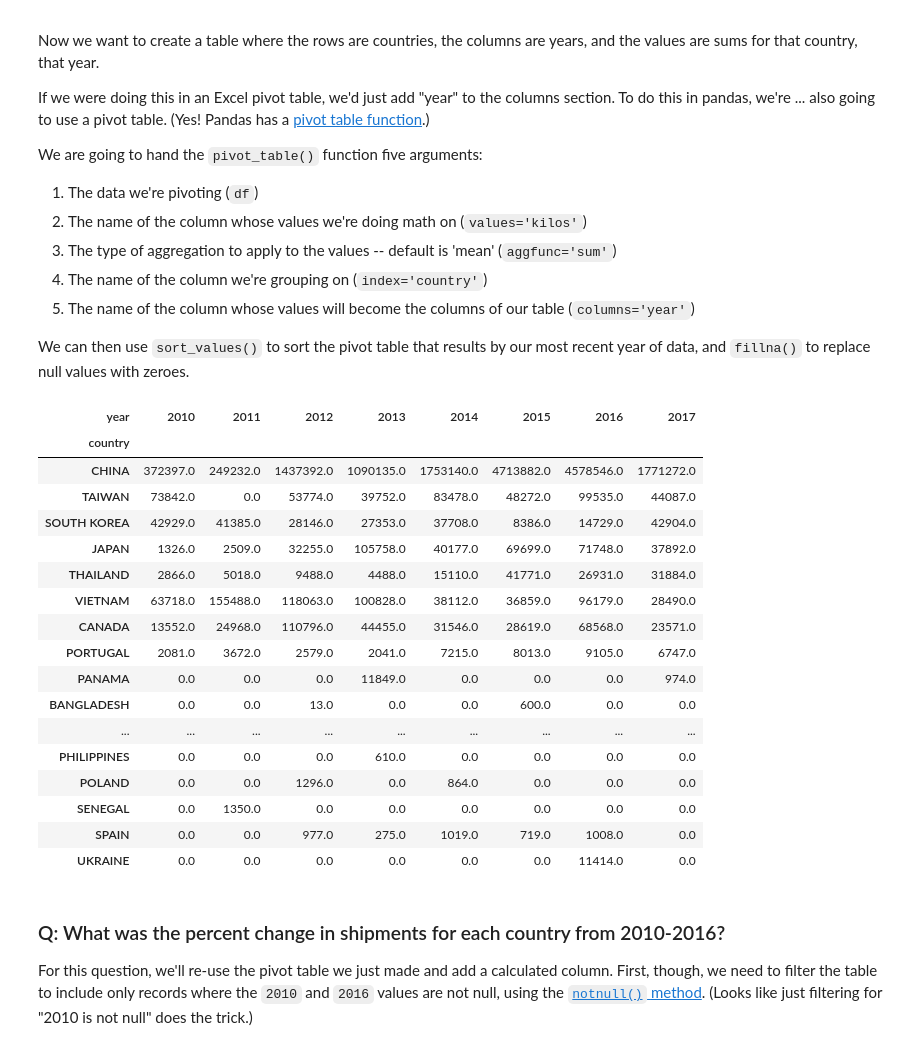
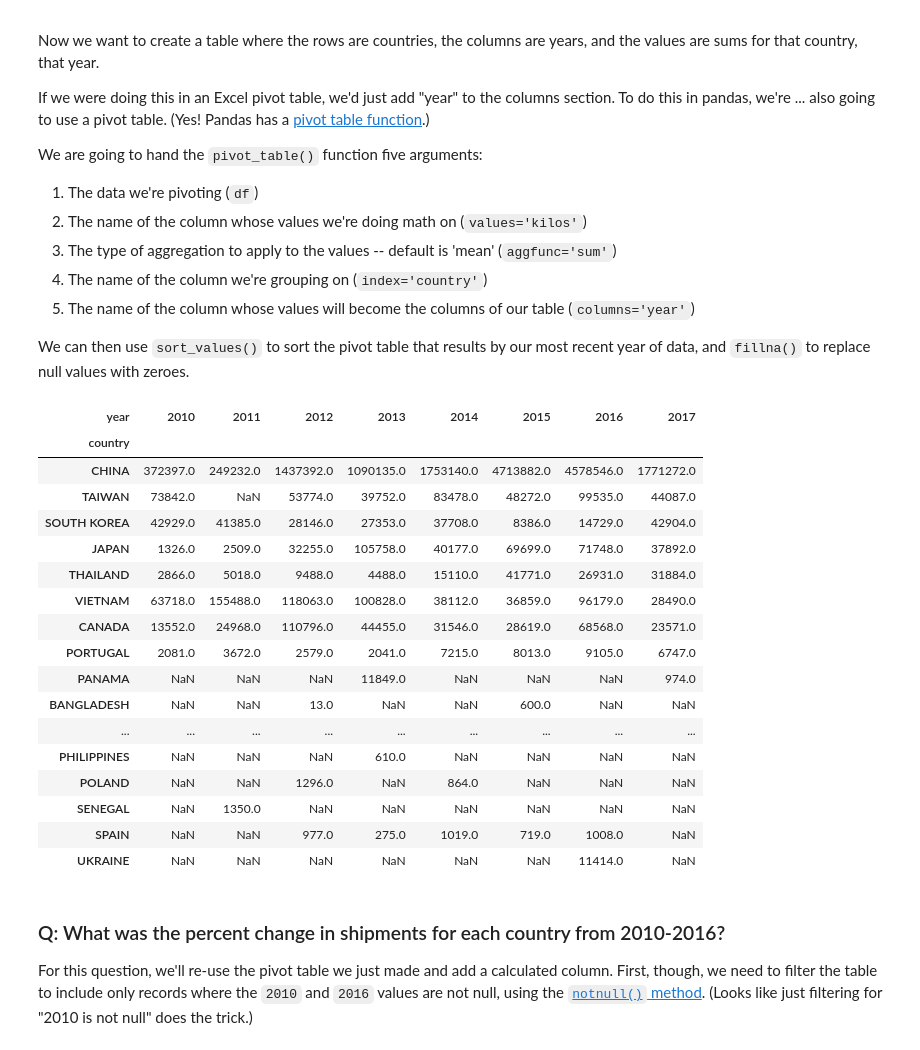
Before and after one commit to danforked/djnf-coding, a Jupyter notebook: 2018/class_exercises/completed/Data analysis with pandas - Eels.ipynb, the cells around one changed output. Saved outputs shown, nothing was run; the diff lists cells and outputs as text; code cells hidden in the pictures.

```diff
--- a/2018/class_exercises/completed/Data analysis with pandas - Eels.ipynb
+++ b/2018/class_exercises/completed/Data analysis with pandas - Eels.ipynb
@@ -172,27 +181,27 @@ pivoted_sums = pd.pivot_table(df,
                               values='kilos',
                               index='country',
                               columns='year')
-
-pivoted_sums.sort_values(2017, ascending=False).fillna(0)
-# %% [output]
-| year | 2010 | 2011 | 2012 | 2013 | 2014 | 2015 | 2016 | 2017 |
-| country |  |  |  |  |  |  |  |  |
-| CHINA | 372397.0 | 249232.0 | 1437392.0 | 1090135.0 | 1753140.0 | 4713882.0 | 4578546.0 | 1771272.0 |
-| TAIWAN | 73842.0 | 0.0 | 53774.0 | 39752.0 | 83478.0 | 48272.0 | 99535.0 | 44087.0 |
-| SOUTH KOREA | 42929.0 | 41385.0 | 28146.0 | 27353.0 | 37708.0 | 8386.0 | 14729.0 | 42904.0 |
-| JAPAN | 1326.0 | 2509.0 | 32255.0 | 105758.0 | 40177.0 | 69699.0 | 71748.0 | 37892.0 |
-| THAILAND | 2866.0 | 5018.0 | 9488.0 | 4488.0 | 15110.0 | 41771.0 | 26931.0 | 31884.0 |
-| VIETNAM | 63718.0 | 155488.0 | 118063.0 | 100828.0 | 38112.0 | 36859.0 | 96179.0 | 28490.0 |
-| CANADA | 13552.0 | 24968.0 | 110796.0 | 44455.0 | 31546.0 | 28619.0 | 68568.0 | 23571.0 |
-| PORTUGAL | 2081.0 | 3672.0 | 2579.0 | 2041.0 | 7215.0 | 8013.0 | 9105.0 | 6747.0 |
-| PANAMA | 0.0 | 0.0 | 0.0 | 11849.0 | 0.0 | 0.0 | 0.0 | 974.0 |
-| BANGLADESH | 0.0 | 0.0 | 13.0 | 0.0 | 0.0 | 600.0 | 0.0 | 0.0 |
-| ... | ... | ... | ... | ... | ... | ... | ... | ... |
-| PHILIPPINES | 0.0 | 0.0 | 0.0 | 610.0 | 0.0 | 0.0 | 0.0 | 0.0 |
-| POLAND | 0.0 | 0.0 | 1296.0 | 0.0 | 864.0 | 0.0 | 0.0 | 0.0 |
-| SENEGAL | 0.0 | 1350.0 | 0.0 | 0.0 | 0.0 | 0.0 | 0.0 | 0.0 |
-| SPAIN | 0.0 | 0.0 | 977.0 | 275.0 | 1019.0 | 719.0 | 1008.0 | 0.0 |
-| UKRAINE | 0.0 | 0.0 | 0.0 | 0.0 | 0.0 | 0.0 | 11414.0 | 0.0 |
+# %%
+pivoted_sums.sort_values(2017, ascending=False)
+# %% [output]
+| year | 2010 | 2011 | 2012 | 2013 | 2014 | 2015 | 2016 | 2017 |
+| country |  |  |  |  |  |  |  |  |
+| CHINA | 372397.0 | 249232.0 | 1437392.0 | 1090135.0 | 1753140.0 | 4713882.0 | 4578546.0 | 1771272.0 |
+| TAIWAN | 73842.0 | NaN | 53774.0 | 39752.0 | 83478.0 | 48272.0 | 99535.0 | 44087.0 |
+| SOUTH KOREA | 42929.0 | 41385.0 | 28146.0 | 27353.0 | 37708.0 | 8386.0 | 14729.0 | 42904.0 |
+| JAPAN | 1326.0 | 2509.0 | 32255.0 | 105758.0 | 40177.0 | 69699.0 | 71748.0 | 37892.0 |
+| THAILAND | 2866.0 | 5018.0 | 9488.0 | 4488.0 | 15110.0 | 41771.0 | 26931.0 | 31884.0 |
+| VIETNAM | 63718.0 | 155488.0 | 118063.0 | 100828.0 | 38112.0 | 36859.0 | 96179.0 | 28490.0 |
+| CANADA | 13552.0 | 24968.0 | 110796.0 | 44455.0 | 31546.0 | 28619.0 | 68568.0 | 23571.0 |
+| PORTUGAL | 2081.0 | 3672.0 | 2579.0 | 2041.0 | 7215.0 | 8013.0 | 9105.0 | 6747.0 |
+| PANAMA | NaN | NaN | NaN | 11849.0 | NaN | NaN | NaN | 974.0 |
+| BANGLADESH | NaN | NaN | 13.0 | NaN | NaN | 600.0 | NaN | NaN |
+| ... | ... | ... | ... | ... | ... | ... | ... | ... |
+| PHILIPPINES | NaN | NaN | NaN | 610.0 | NaN | NaN | NaN | NaN |
+| POLAND | NaN | NaN | 1296.0 | NaN | 864.0 | NaN | NaN | NaN |
+| SENEGAL | NaN | 1350.0 | NaN | NaN | NaN | NaN | NaN | NaN |
+| SPAIN | NaN | NaN | 977.0 | 275.0 | 1019.0 | 719.0 | 1008.0 | NaN |
+| UKRAINE | NaN | NaN | NaN | NaN | NaN | NaN | 11414.0 | NaN |
 # %% [markdown]
 ### Q: What was the percent change in shipments for each country from 2010-2016?
 
```
Also changed, not shown: parts of 2 cells of this notebook, 14 other files.
